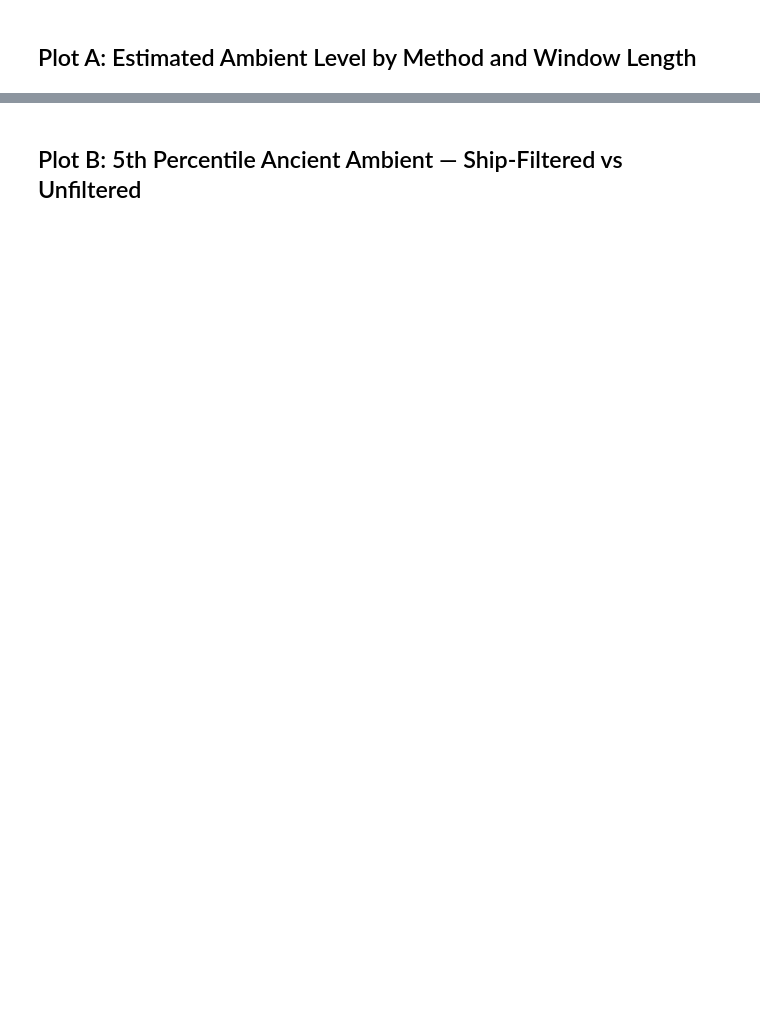
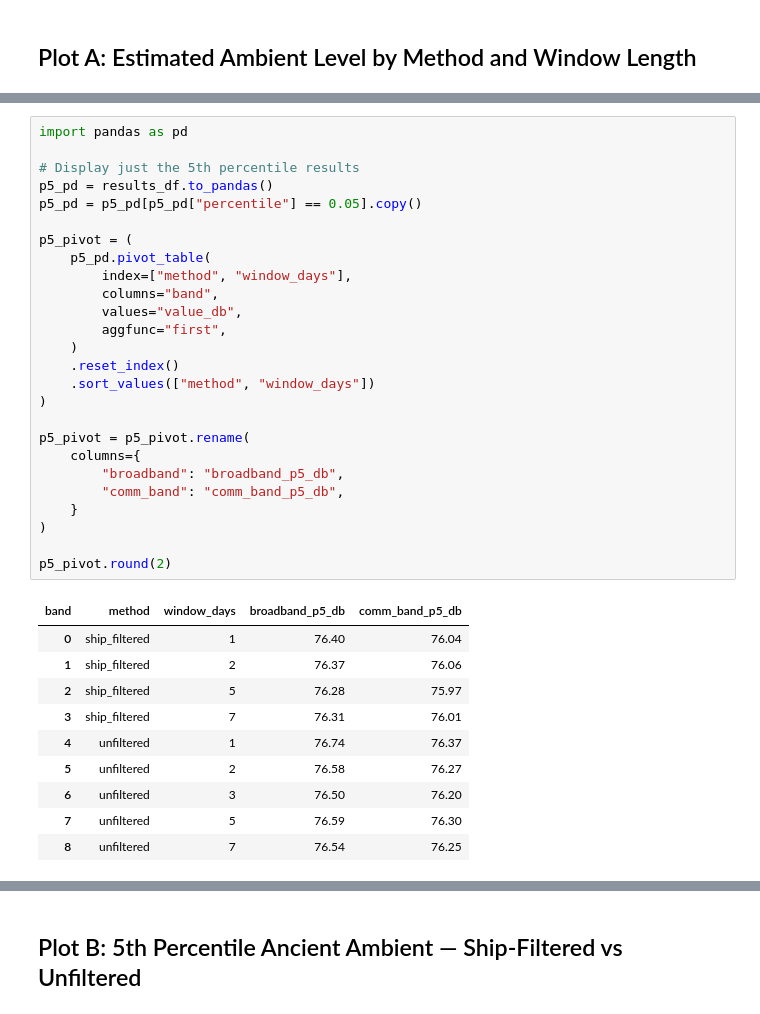
Before and after one commit to orcasound/ambient-sound-analysis, a Jupyter notebook: notebooks/ancient_ambient_comparison.ipynb, the cells around one changed output, grey strips where cells are left out. Saved outputs shown, nothing was run; the diff lists cells and outputs as text; blank space fills up the shorter version.

```diff
--- a/notebooks/ancient_ambient_comparison.ipynb
+++ b/notebooks/ancient_ambient_comparison.ipynb
@@ -682,0 +621,37 @@ plt.show()
+# %%
+import pandas as pd
+
+# Display just the 5th percentile results
+p5_pd = results_df.to_pandas()
+p5_pd = p5_pd[p5_pd["percentile"] == 0.05].copy()
+
+p5_pivot = (
+    p5_pd.pivot_table(
+        index=["method", "window_days"],
+        columns="band",
+        values="value_db",
+        aggfunc="first",
+    )
+    .reset_index()
+    .sort_values(["method", "window_days"])
+)
+
+p5_pivot = p5_pivot.rename(
+    columns={
+        "broadband": "broadband_p5_db",
+        "comm_band": "comm_band_p5_db",
+    }
+)
+
+p5_pivot.round(2)
+# %% [output]
+| band | method | window_days | broadband_p5_db | comm_band_p5_db |
+| 0 | ship_filtered | 1 | 76.40 | 76.04 |
+| 1 | ship_filtered | 2 | 76.37 | 76.06 |
+| 2 | ship_filtered | 5 | 76.28 | 75.97 |
+| 3 | ship_filtered | 7 | 76.31 | 76.01 |
+| 4 | unfiltered | 1 | 76.74 | 76.37 |
+| 5 | unfiltered | 2 | 76.58 | 76.27 |
+| 6 | unfiltered | 3 | 76.50 | 76.20 |
+| 7 | unfiltered | 5 | 76.59 | 76.30 |
+| 8 | unfiltered | 7 | 76.54 | 76.25 |
```
Also changed, not shown: parts of 14 cells of this notebook.
